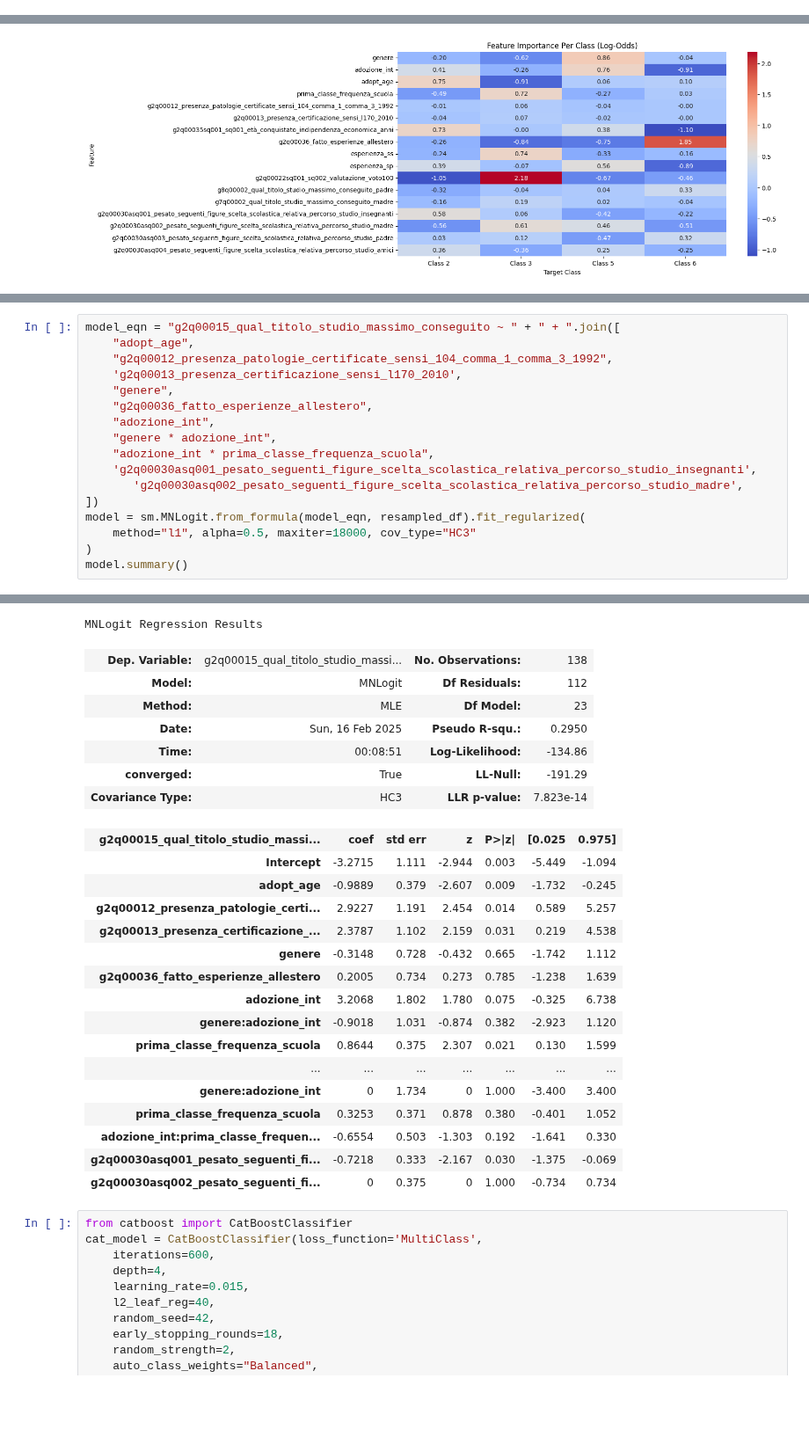
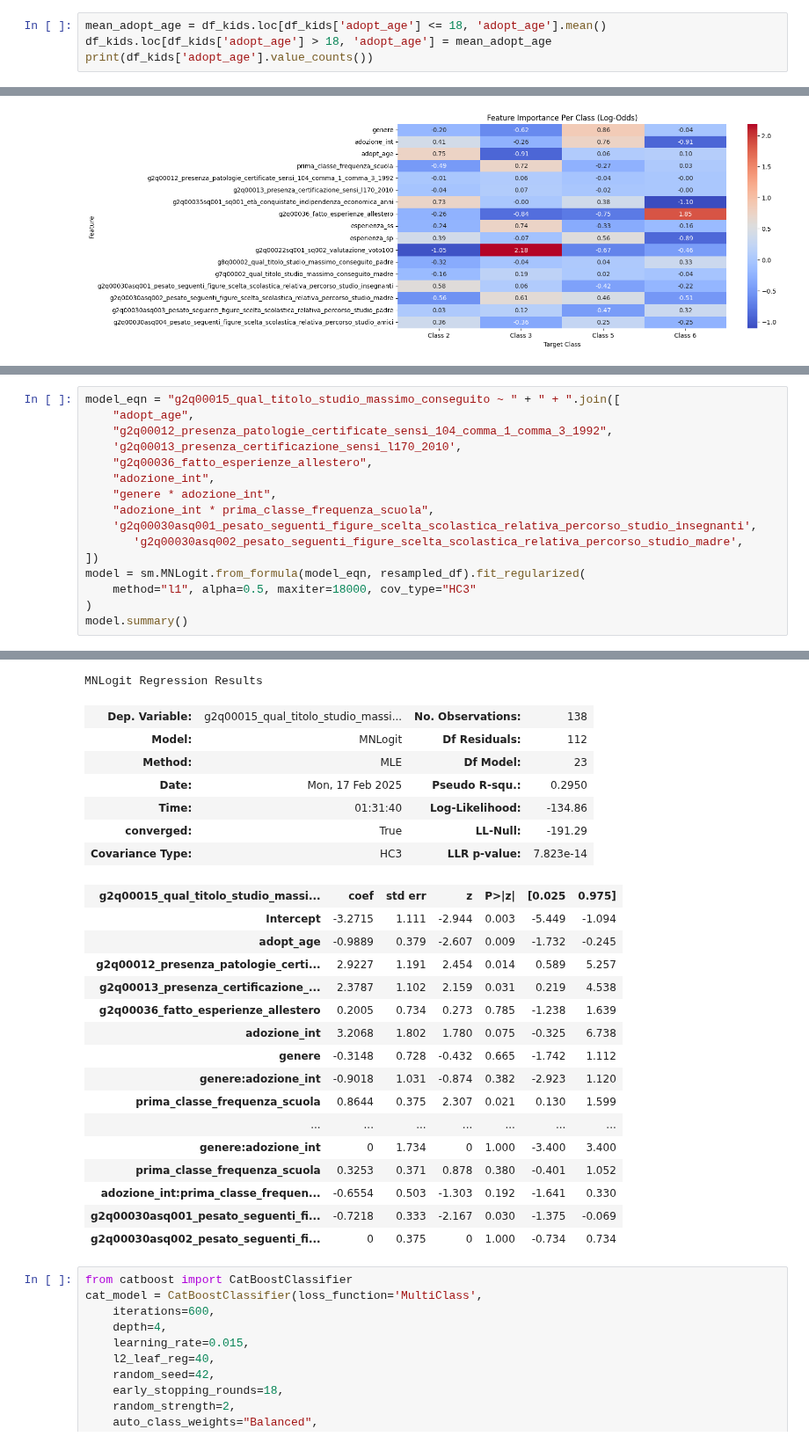
Before and after one commit to arina19-2000/unimi, a Jupyter notebook: tesi/kids_survey.ipynb, the cells around one changed output, grey strips where cells are left out. Shown at 88% size. Drawn from its saved outputs; the diff is of its cells as text; blank space fills up the shorter version.

```diff
--- a/tesi/kids_survey.ipynb
+++ b/tesi/kids_survey.ipynb
@@ -134,3 +128,7 @@ df_kids['g2q00015_qual_titolo_studio_massimo_conseguito'].value_counts()
 dtype: int64
 # %%
 df_kids = df_kids.dropna(subset=['g2q00015_qual_titolo_studio_massimo_conseguito'])
+# %%
+mean_adopt_age = df_kids.loc[df_kids['adopt_age'] <= 18, 'adopt_age'].mean()
+df_kids.loc[df_kids['adopt_age'] > 18, 'adopt_age'] = mean_adopt_age
+print(df_kids['adopt_age'].value_counts())
@@ -827,7 +857,6 @@ model_eqn = "g2q00015_qual_titolo_studio_massimo_conseguito ~ " + " + ".join([
     "adopt_age",
     "g2q00012_presenza_patologie_certificate_sensi_104_comma_1_comma_3_1992",
     'g2q00013_presenza_certificazione_sensi_l170_2010',
-    "genere",
     "g2q00036_fatto_esperienze_allestero",
     "adozione_int",
     "genere * adozione_int",
@@ -845,22 +874,22 @@ Optimization terminated successfully    (Exit mode 0)
             Iterations: 156
             Function evaluations: 156
             Gradient evaluations: 156
 MNLogit Regression Results
 | Dep. Variable: | g2q00015_qual_titolo_studio_massi... | No. Observations: | 138 |
 | Model: | MNLogit | Df Residuals: | 112 |
 | Method: | MLE | Df Model: | 23 |
-| Date: | Sun, 16 Feb 2025 | Pseudo R-squ.: | 0.2950 |
-| Time: | 00:08:51 | Log-Likelihood: | -134.86 |
+| Date: | Mon, 17 Feb 2025 | Pseudo R-squ.: | 0.2950 |
+| Time: | 01:31:40 | Log-Likelihood: | -134.86 |
 | converged: | True | LL-Null: | -191.29 |
 | Covariance Type: | HC3 | LLR p-value: | 7.823e-14 |
 | g2q00015_qual_titolo_studio_massi... | coef | std err | z | P>|z| | [0.025 | 0.975] |
 | Intercept | -3.2715 | 1.111 | -2.944 | 0.003 | -5.449 | -1.094 |
 | adopt_age | -0.9889 | 0.379 | -2.607 | 0.009 | -1.732 | -0.245 |
 | g2q00012_presenza_patologie_certi... | 2.9227 | 1.191 | 2.454 | 0.014 | 0.589 | 5.257 |
 | g2q00013_presenza_certificazione_... | 2.3787 | 1.102 | 2.159 | 0.031 | 0.219 | 4.538 |
-| genere | -0.3148 | 0.728 | -0.432 | 0.665 | -1.742 | 1.112 |
 | g2q00036_fatto_esperienze_allestero | 0.2005 | 0.734 | 0.273 | 0.785 | -1.238 | 1.639 |
 | adozione_int | 3.2068 | 1.802 | 1.780 | 0.075 | -0.325 | 6.738 |
+| genere | -0.3148 | 0.728 | -0.432 | 0.665 | -1.742 | 1.112 |
 | genere:adozione_int | -0.9018 | 1.031 | -0.874 | 0.382 | -2.923 | 1.120 |
 | prima_classe_frequenza_scuola | 0.8644 | 0.375 | 2.307 | 0.021 | 0.130 | 1.599 |
 | ... | ... | ... | ... | ... | ... | ... |
```
Also changed, not shown: parts of 22 cells of this notebook.
